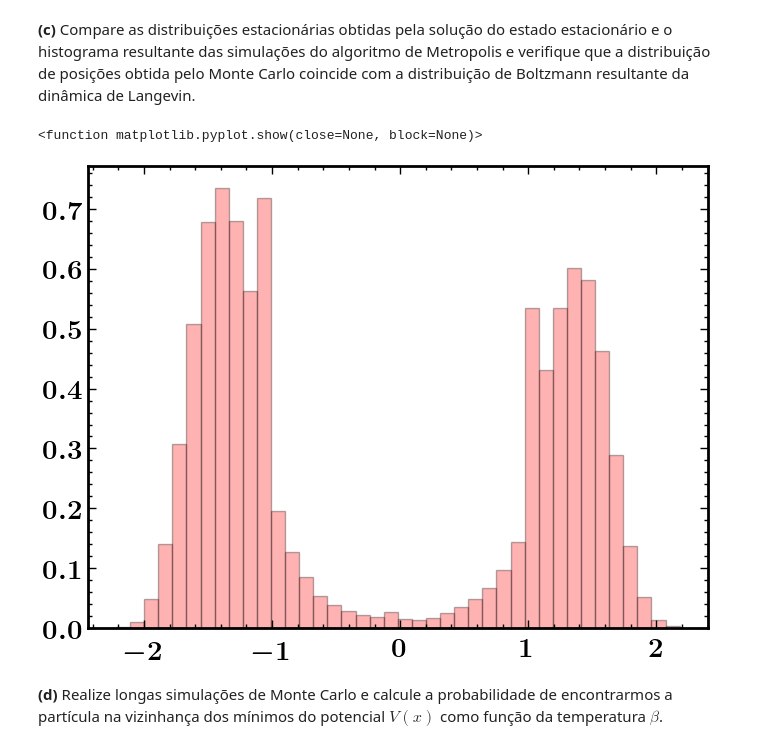
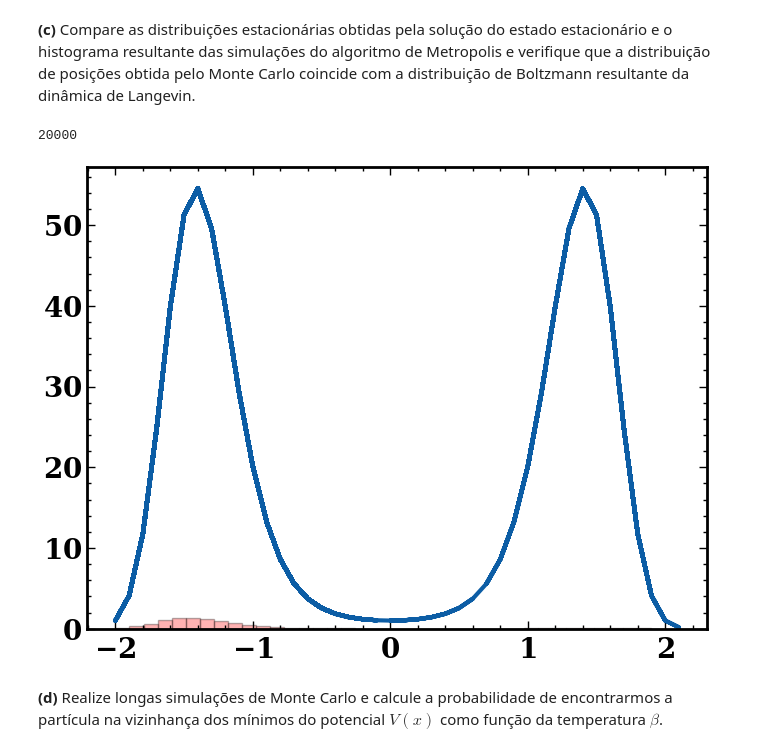
Before and after one commit to walacevale/Monte_Carlo, a Jupyter notebook: Lista 1/Lista1.ipynb, the cells around one changed output. Drawn from its saved outputs; the diff is of its cells as text; code cells hidden in the pictures.

```diff
--- a/Lista 1/Lista1.ipynb
+++ b/Lista 1/Lista1.ipynb
@@ -182,13 +186,14 @@ $$
 
 Caso não seja aceita, a posição permanece em $x$. Plote a posição \(x\) como função do tempo $t$.
 # %%
-posicao_inicial = np.random.uniform(-2.5,2.5)
-#posicao_inicial = 0
+#posicao_inicial = np.random.uniform(-2.5,2.5)
+posicao_inicial = 0
 
 tamanho_passo = 0.1
 
 
 n = 200000
+beta = 1
 posicoes_aceitas = []
 
 for _ in range(n):
@@ -206,5 +211,7 @@ for _ in range(n):
         posicoes_aceitas.append(posicao_inicial)
 
 plt.plot(np.arange(n)[:], posicoes_aceitas[:], '-', linewidth=0.8)
+plt.ylabel('Posição')
+plt.xlabel('Passos')
 plt.show()
 # %% [output]
@@ -216,31 +223,31 @@ def P_eq(x, beta = 1):
     return np.exp(-beta*V(x))
 # %%
 posicoes_aceitas_beta = []  # Lista para armazenar as posições aceitas para o beta atual
-
+n = 20000
+beta = 1
 for _ in range(n):
 
     passo = np.random.choice([-tamanho_passo, tamanho_passo])
     posicao_nova = posicao_inicial + passo
 
 
     delta_V = V(posicao_nova) - V(posicao_inicial)
-    p_min = np.min([1, np.exp(-beta * delta_V)])
+    p_min = np.min([1, np.exp(- beta * delta_V)])
 
 
     r = np.random.uniform(0, 1)
     if r < p_min:
         posicao_inicial = posicao_nova
     posicoes_aceitas_beta.append(posicao_inicial)
 
-
-
+print(len(posicoes_aceitas_beta))
 
 plt.hist(posicoes_aceitas_beta, bins = 40, density= True,color='red', edgecolor='black', alpha=0.3)
-#plt.hist([P_eq(x) for x in posicoes_aceitas_beta],  bins = 40, density= True)
-plt.show
+plt.plot(posicoes_aceitas_beta, [P_eq(x, beta = beta) for x in posicoes_aceitas_beta], '-')
+plt.show()
 # %% [output]
-<function matplotlib.pyplot.show(close=None, block=None)>
+20000
-[figure, old version]
+[figure, new version]
 # %% [markdown]
 **(d)** Realize longas simulações de Monte Carlo e calcule a probabilidade de encontrarmos a partícula na vizinhança dos mínimos do potencial $V(x)$ como função da temperatura $\beta$.
 # %%
```
Also changed, not shown: parts of 17 cells of this notebook, 1 other file.
